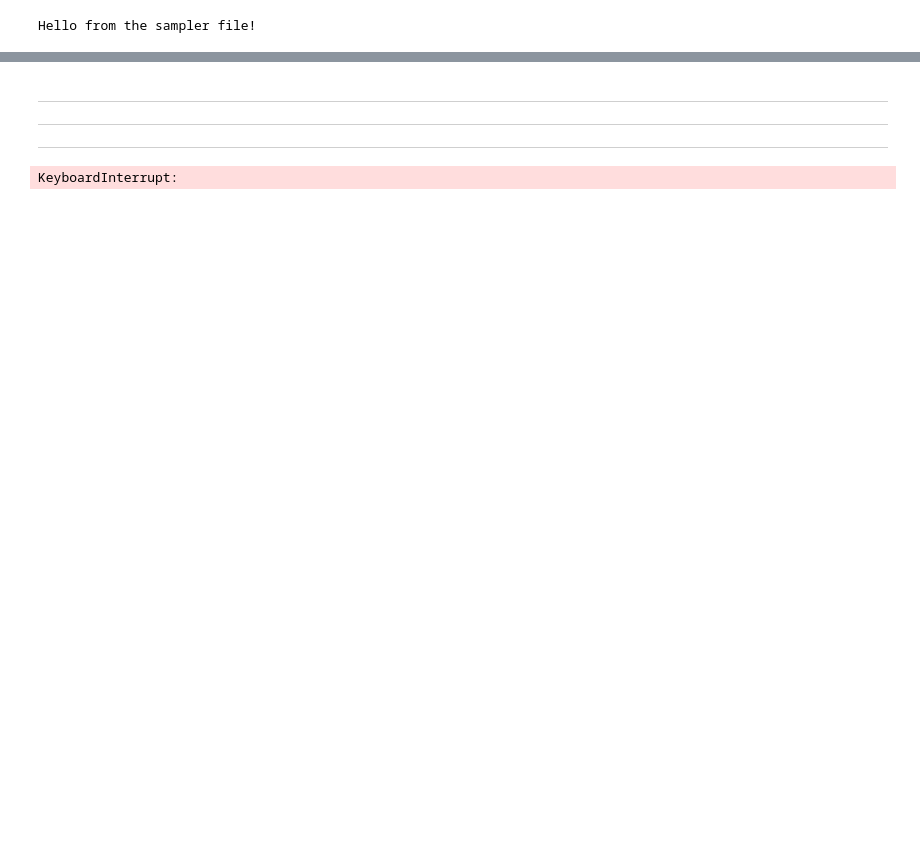
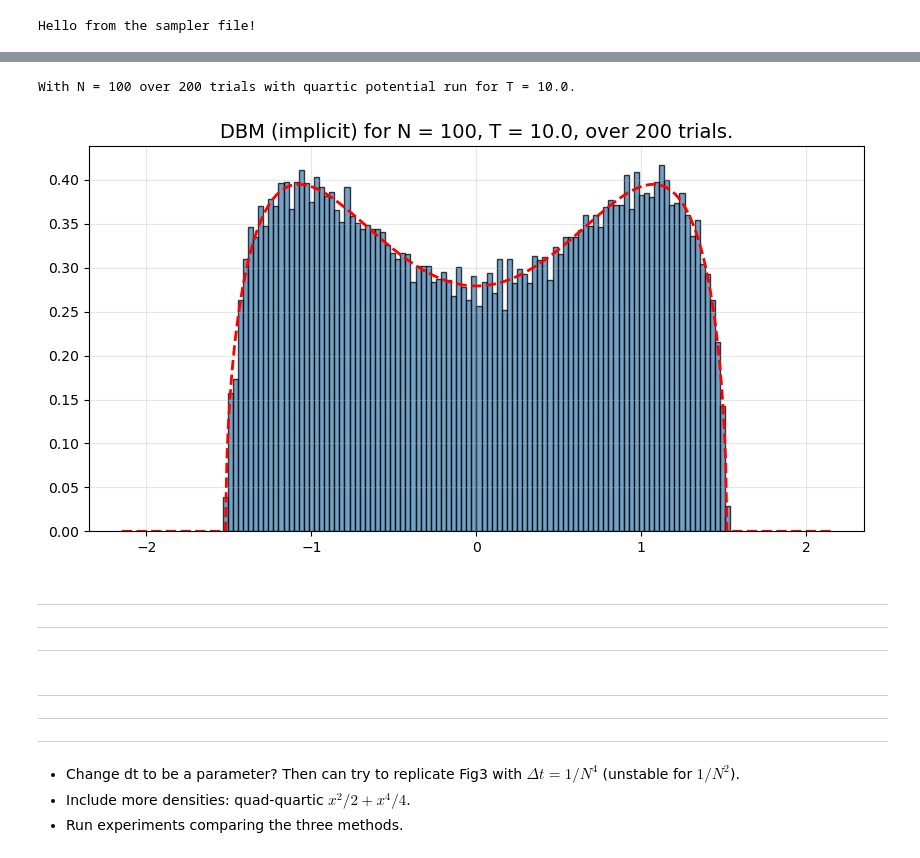
Before and after one commit to fredwdickinson/dissertation, a Jupyter notebook: code/main.ipynb, the cells around one changed output, grey strips where cells are left out. Saved outputs shown, nothing was run; the diff lists cells and outputs as text; code cells hidden in the pictures; blank space fills up the shorter version.

```diff
--- a/code/main.ipynb
+++ b/code/main.ipynb
@@ -27,0 +38,7 @@ With N = 30 over 500 trials with quartic potential run for T = 5.0.
+# %%
+importlib.reload(sampler);
+N = 100; T = 10.0; num_trials = 200; potential = "quartic";
+plotter.run_experiment(N = N, T = T, num_trials = num_trials, potential = potential, method = "implicit")
+# %% [output]
+With N = 100 over 200 trials with quartic potential run for T = 10.0.
+[figure, added]
@@ -29,10 +49,11 @@ With N = 30 over 500 trials with quartic potential run for T = 5.0.
 ---
 ---
 ---
-# %%
-importlib.reload(plotter);
-N = 6; T = 24.0; num_trials = 1000; potential = "quartic";
-
-plotter.run_experiment(N = N, T = T, num_trials = num_trials, potential = potential, method = "euler")
-# %% [output]
-KeyboardInterrupt:
+# %% [markdown]
+---
+---
+---
+# %% [markdown]
+- Change dt to be a parameter? Then can try to replicate Fig3 with $\Delta t = 1/N^4$ (unstable for $1/N^2$).
+- Include more densities: quad-quartic $x^2/2 + x^4/4$.
+- Run experiments comparing the three methods.
```
Also changed, not shown: parts of 5 cells of this notebook, 3 other files.
